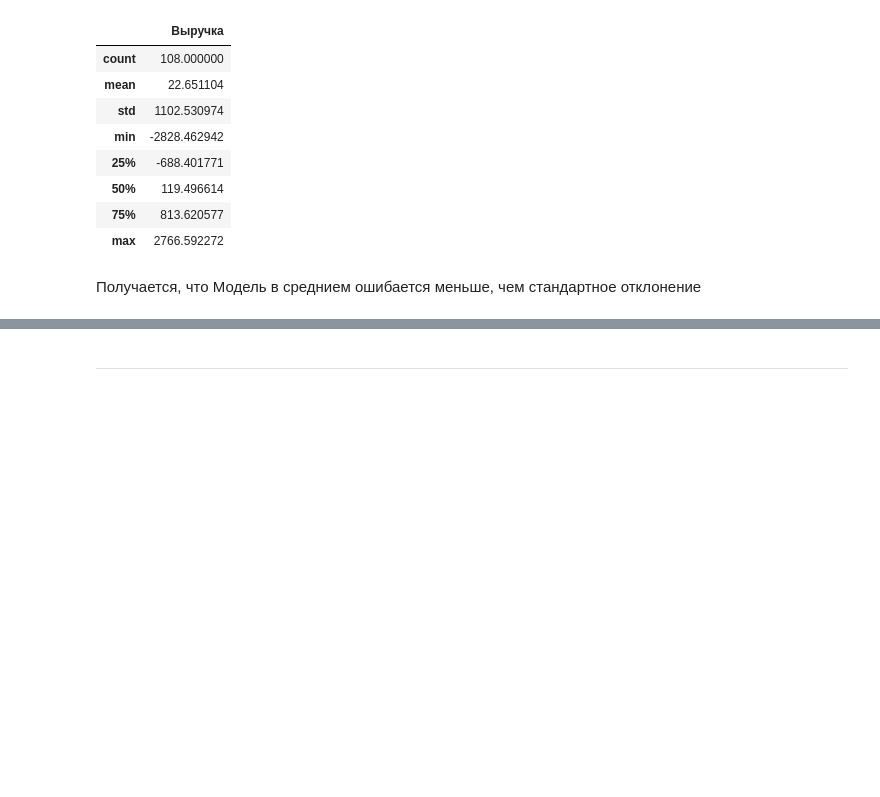
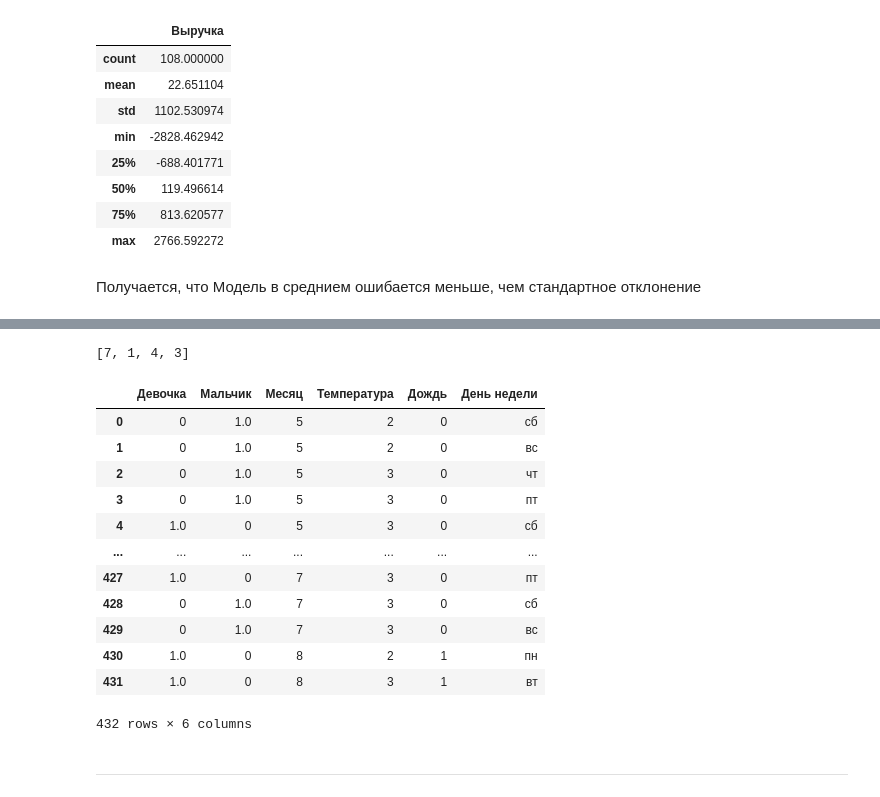
Before and after one commit to Strang1k/tgbot-daily_revenue_prediction, a Jupyter notebook: viruchka.ipynb, the cells around one changed output, grey strips where cells are left out. Drawn from its saved outputs; the diff is of its cells as text; code cells hidden in the pictures; blank space fills up the shorter version.

```diff
--- a/viruchka.ipynb
+++ b/viruchka.ipynb
@@ -149,6 +150,8 @@ while x < len(df):
 Конец просмотра
 # %% [markdown]
 _________________________________________________________________
+# %%
+df = df.reset_index(drop=True)
 # %%
 target = df['Выручка']
 # %%
@@ -357,3 +408,23 @@ dfn['День недели'] = le.fit_transform(dfn['День недели'])
+# %%
+weektest
+# %% [output]
+[7, 1, 4, 3]
+# %%
+dfn
+# %% [output]
+|  | Девочка | Мальчик | Месяц | Температура | Дождь | День недели |
+| 0 | 0 | 1.0 | 5 | 2 | 0 | сб |
+| 1 | 0 | 1.0 | 5 | 2 | 0 | вс |
+| 2 | 0 | 1.0 | 5 | 3 | 0 | чт |
+| 3 | 0 | 1.0 | 5 | 3 | 0 | пт |
+| 4 | 1.0 | 0 | 5 | 3 | 0 | сб |
+| ... | ... | ... | ... | ... | ... | ... |
+| 427 | 1.0 | 0 | 7 | 3 | 0 | пт |
+| 428 | 0 | 1.0 | 7 | 3 | 0 | сб |
+| 429 | 0 | 1.0 | 7 | 3 | 0 | вс |
+| 430 | 1.0 | 0 | 8 | 2 | 1 | пн |
+| 431 | 1.0 | 0 | 8 | 3 | 1 | вт |
+432 rows × 6 columns
 # %%
 ohe = OneHotEncoder()
 # %%
```
Also changed, not shown: parts of 78 cells of this notebook.
